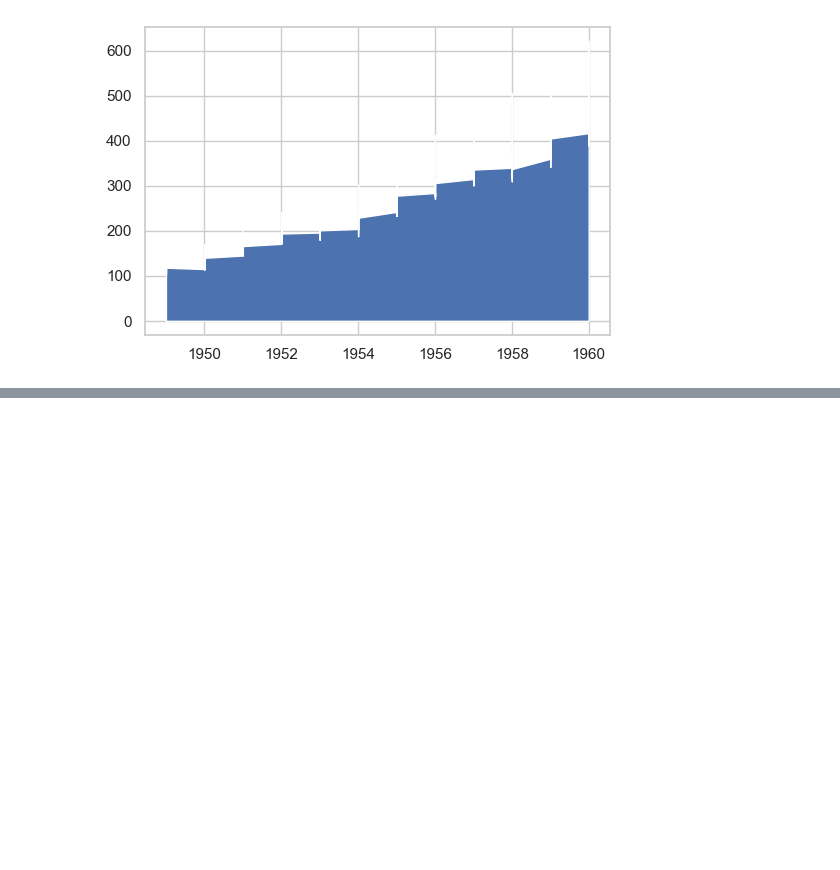
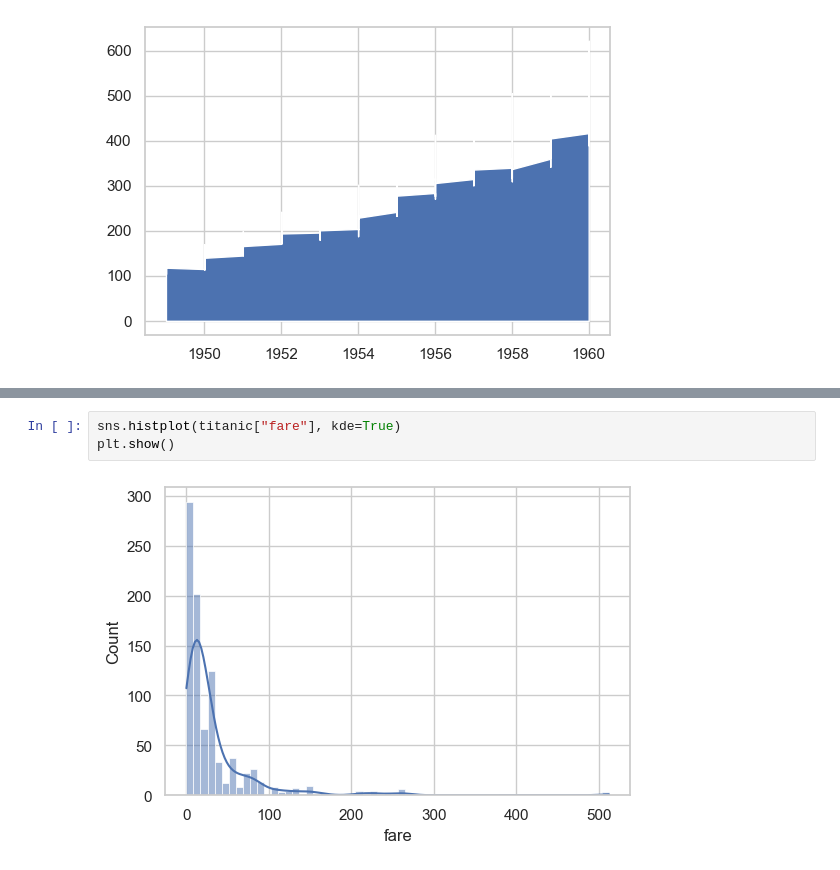
Before and after one commit to jakhongirkupalov/yangi_repo, a Jupyter notebook: Notebooks/Data_Vizualization.ipynb, the cells around one changed output, grey strips where cells are left out. Drawn from its saved outputs; the diff is of its cells as text; blank space fills up the shorter version.

```diff
--- a/Notebooks/Data_Vizualization.ipynb
+++ b/Notebooks/Data_Vizualization.ipynb
@@ -202,0 +181,5 @@ plt.show()
+# %%
+sns.histplot(titanic["fare"], kde=True)
+plt.show()
+# %% [output]
+[figure, added]
```
Also changed, not shown: parts of 21 cells of this notebook.
